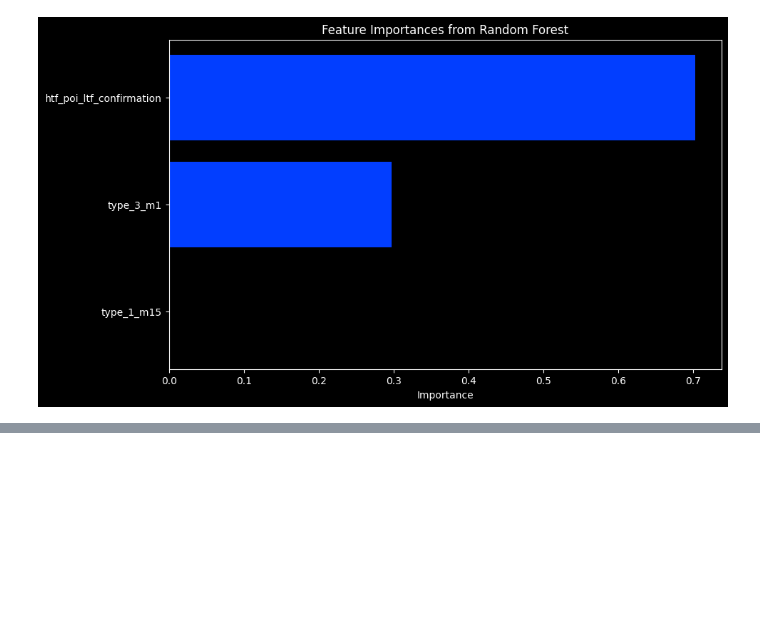
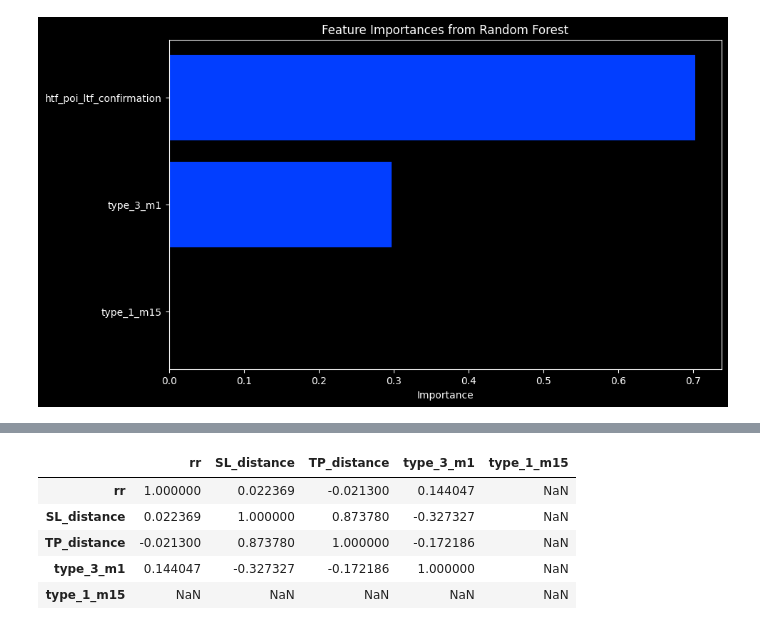
Before and after one commit to put101/trade_journal, a Jupyter notebook: analysis.ipynb, the cells around one changed output, grey strips where cells are left out. Saved outputs shown, nothing was run; the diff lists cells and outputs as text; code cells hidden in the pictures; blank space fills up the shorter version.

```diff
--- a/analysis.ipynb
+++ b/analysis.ipynb
@@ -320,0 +474,10 @@ plt.show()
+# %%
+corr = df.cov() / np.outer(df.std(), df.std())
+corr
+# %% [output]
+|  | rr | SL_distance | TP_distance | type_3_m1 | type_1_m15 |
+| rr | 1.000000 | 0.022369 | -0.021300 | 0.144047 | NaN |
+| SL_distance | 0.022369 | 1.000000 | 0.873780 | -0.327327 | NaN |
+| TP_distance | -0.021300 | 0.873780 | 1.000000 | -0.172186 | NaN |
+| type_3_m1 | 0.144047 | -0.327327 | -0.172186 | 1.000000 | NaN |
+| type_1_m15 | NaN | NaN | NaN | NaN | NaN |
```
Also changed, not shown: parts of 15 cells of this notebook.
